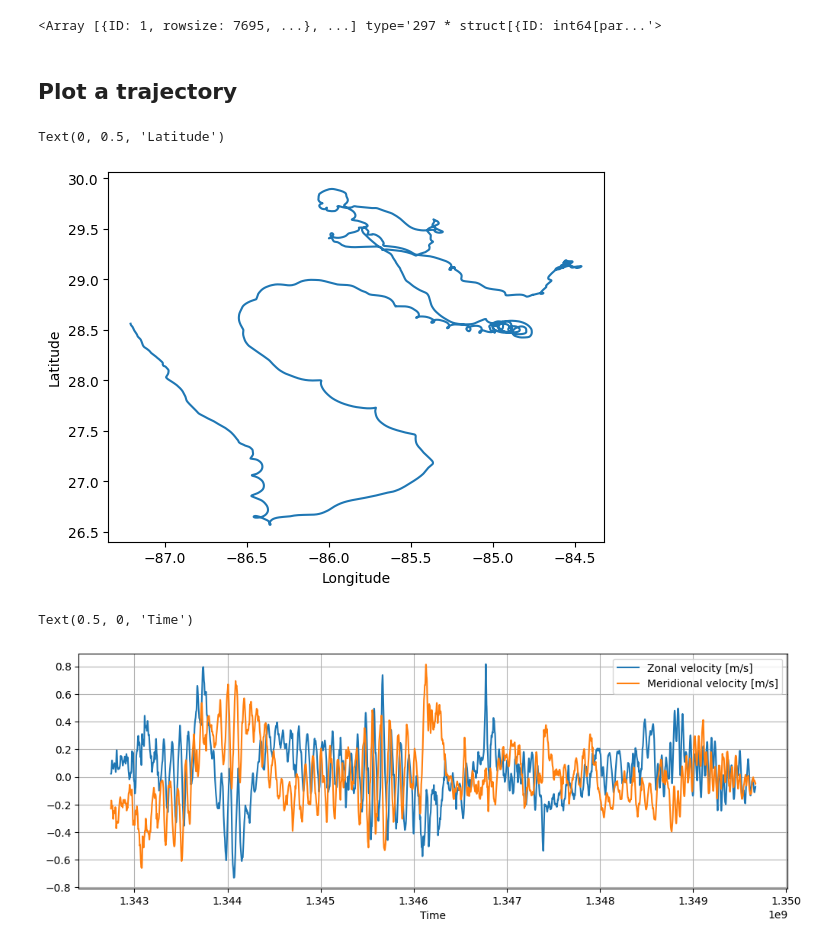
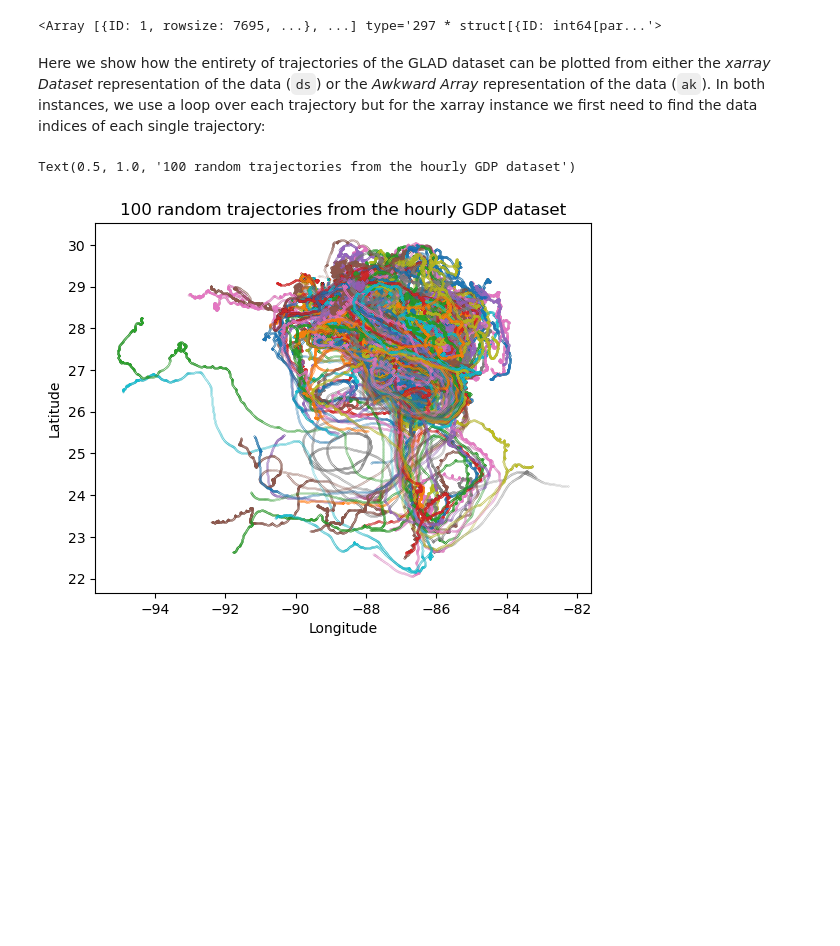
Before and after one commit to selipot/clouddrift-examples, a Jupyter notebook: notebooks/glad.ipynb, the cells around one changed output. Cells and saved outputs as stored; diff of their text form; code cells hidden in the pictures; blank space fills up the shorter version.

Commit message:
edits to glad and simulation .ipynb

```diff
--- a/notebooks/glad.ipynb
+++ b/notebooks/glad.ipynb
@@ -113,22 +113,15 @@ ak = ra.to_awkward()
 ak
 # %% [output]
 <Array [{ID: 1, rowsize: 7695, ...}, ...] type='297 * struct[{ID: int64[par...'>
-# %% [markdown]
-## Plot a trajectory
-# %%
-plt.plot(ds.lon[ds.ids==1], ds.lat[ds.ids==1])
-plt.xlabel('Longitude')
-plt.ylabel('Latitude')
-# %% [output]
-Text(0, 0.5, 'Latitude')
-[figure, removed]
-# %%
-fig = plt.figure(figsize=(12, 4))
-plt.plot(ds.time[ds.ids==1], ds.ve[ds.ids==1], label='Zonal velocity [m/s]')
-plt.plot(ds.time[ds.ids==1], ds.vn[ds.ids==1], label='Meridional velocity [m/s]')
-plt.legend()
-plt.grid()
-plt.xlabel('Time')
-# %% [output]
-Text(0.5, 0, 'Time')
-[figure, removed]
+# %% [markdown]
+Here we show how the entirety of trajectories of the GLAD dataset can be plotted from either the *xarray Dataset* representation of the data (`ds`) or the *Awkward Array* representation of the data (`ak`). In both instances, we use a loop over each trajectory but for the xarray instance we first need to find the data indices of each single trajectory:
+# %%
+for id in files:
+    this_drifter = ds.ids == id
+    plt.plot(ds.lon[this_drifter], ds.lat[this_drifter], linestyle='', marker='.', ms=0.1)
+plt.xlabel('Longitude')
+plt.ylabel('Latitude')
+plt.title('100 random trajectories from the hourly GDP dataset')
+# %% [output]
+Text(0.5, 1.0, '100 random trajectories from the hourly GDP dataset')
+[figure, added]
```
Also changed, not shown: parts of 7 cells of this notebook, 1 other file.
